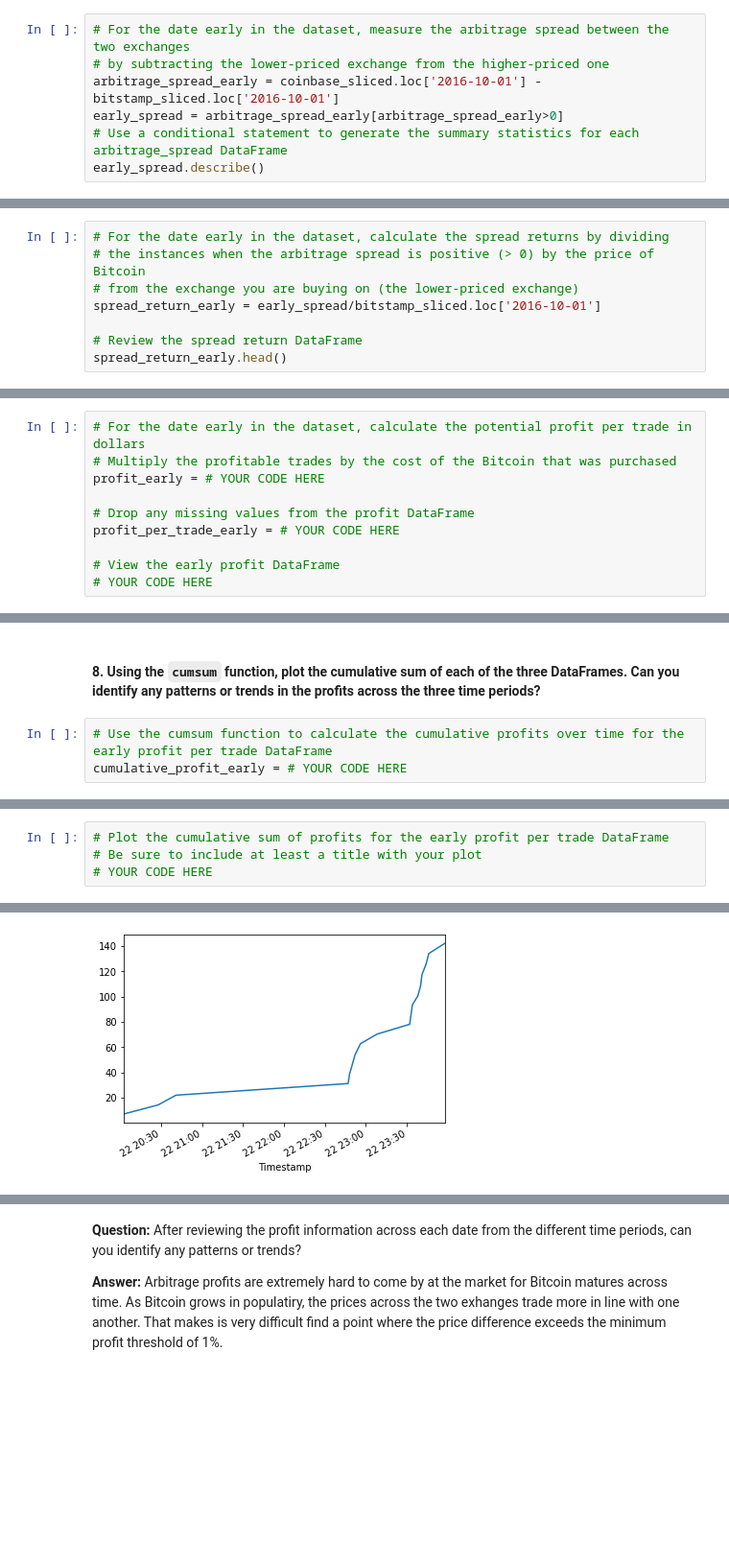
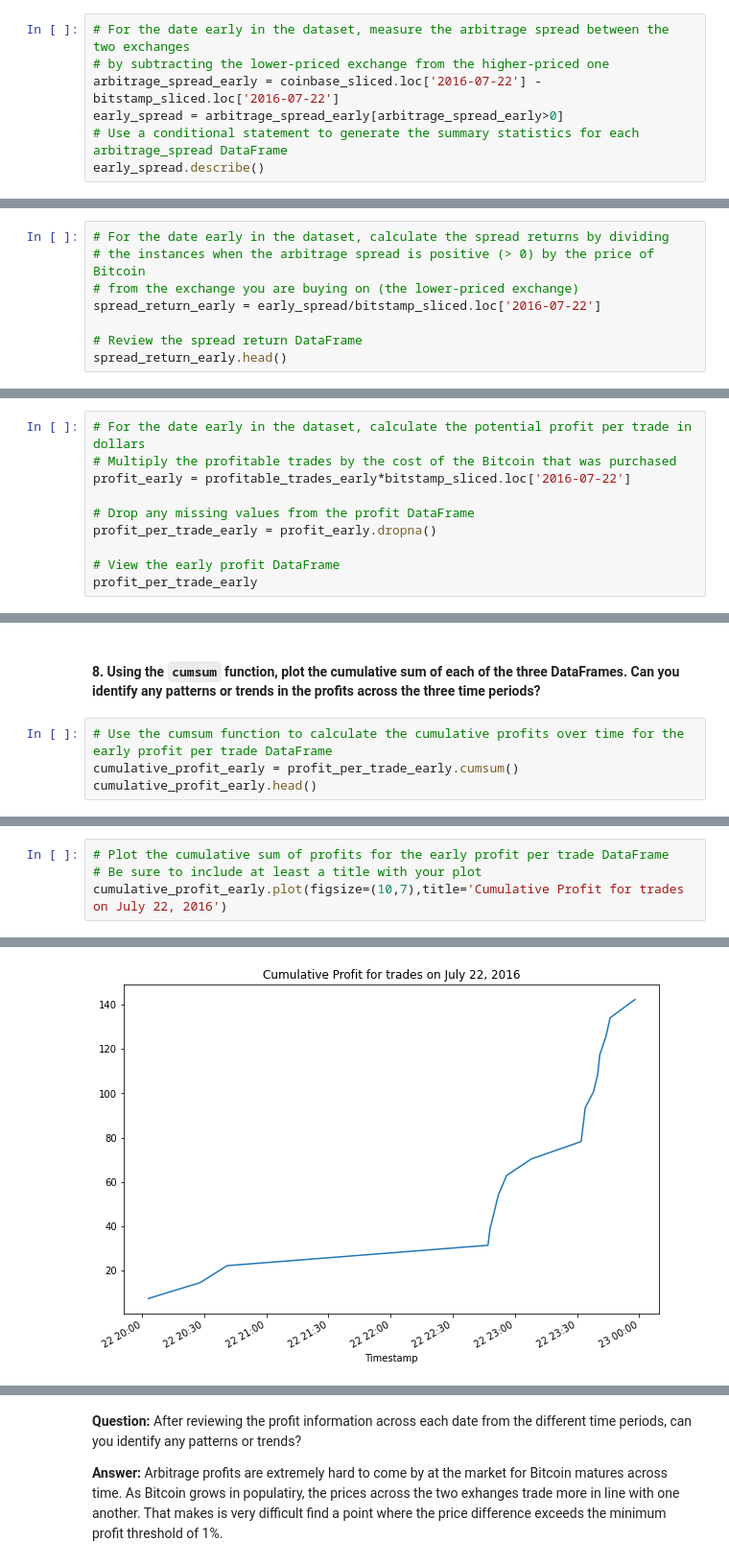
Before and after one commit to billysco/crypto_arbitrage, a Jupyter notebook: crypto_arbitrage.ipynb, the cells around one changed output, grey strips where cells are left out. Shown at 96% size. Drawn from its saved outputs; the diff is of its cells as text; blank space fills up the shorter version.

```diff
--- a/crypto_arbitrage.ipynb
+++ b/crypto_arbitrage.ipynb
@@ -432,7 +432,7 @@ Calculate the potential profits for each date that you selected in the previous
 # %%
 # For the date early in the dataset, measure the arbitrage spread between the two exchanges
 # by subtracting the lower-priced exchange from the higher-priced one
-arbitrage_spread_early = coinbase_sliced.loc['2016-10-01'] - bitstamp_sliced.loc['2016-10-01']
+arbitrage_spread_early = coinbase_sliced.loc['2016-07-22'] - bitstamp_sliced.loc['2016-07-22']
 early_spread = arbitrage_spread_early[arbitrage_spread_early>0]
 # Use a conditional statement to generate the summary statistics for each arbitrage_spread DataFrame
 early_spread.describe()
@@ -486,7 +486,7 @@ Name: Close, dtype: float64
 # For the date early in the dataset, calculate the spread returns by dividing
 # the instances when the arbitrage spread is positive (> 0) by the price of Bitcoin
 # from the exchange you are buying on (the lower-priced exchange)
-spread_return_early = early_spread/bitstamp_sliced.loc['2016-10-01']
+spread_return_early = early_spread/bitstamp_sliced.loc['2016-07-22']
 
 # Review the spread return DataFrame
 spread_return_early.head()
@@ -608,13 +620,13 @@ Name: Close, dtype: float64
 # %%
 # For the date early in the dataset, calculate the potential profit per trade in dollars
 # Multiply the profitable trades by the cost of the Bitcoin that was purchased
-profit_early = # YOUR CODE HERE
+profit_early = profitable_trades_early*bitstamp_sliced.loc['2016-07-22']
 
 # Drop any missing values from the profit DataFrame
-profit_per_trade_early = # YOUR CODE HERE
+profit_per_trade_early = profit_early.dropna()
 
 # View the early profit DataFrame
-# YOUR CODE HERE
+profit_per_trade_early
 # %% [output]
 Timestamp
 2016-07-22 20:03:00    7.32
@@ -709,4 +767,5 @@ Name: Close, dtype: float64
 #### 8. Using the `cumsum` function, plot the cumulative sum of each of the three DataFrames. Can you identify any patterns or trends in the profits across the three time periods?
 # %%
 # Use the cumsum function to calculate the cumulative profits over time for the early profit per trade DataFrame
-cumulative_profit_early = # YOUR CODE HERE
+cumulative_profit_early = profit_per_trade_early.cumsum()
+cumulative_profit_early.head()
@@ -713,5 +780,5 @@ cumulative_profit_early = # YOUR CODE HERE
 # %%
 # Plot the cumulative sum of profits for the early profit per trade DataFrame
 # Be sure to include at least a title with your plot
-# YOUR CODE HERE
+cumulative_profit_early.plot(figsize=(10,7),title='Cumulative Profit for trades on July 22, 2016')
 # %% [output]
@@ -719,3 +786,3 @@ cumulative_profit_early = # YOUR CODE HERE
-[figure, old version]
+[figure, new version]
 # %%
 # Use the cumsum function to calculate the cumulative profits over time for the middle profit per trade DataFrame
```
Also changed, not shown: parts of 35 cells of this notebook.
